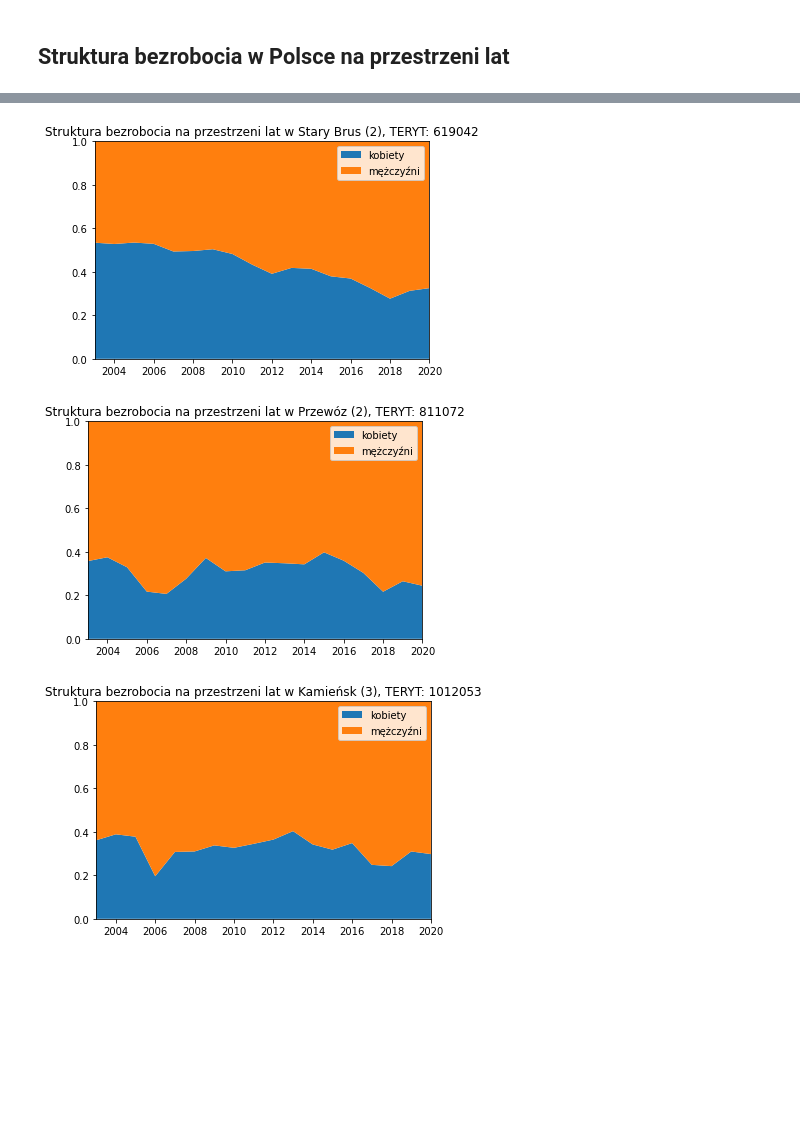
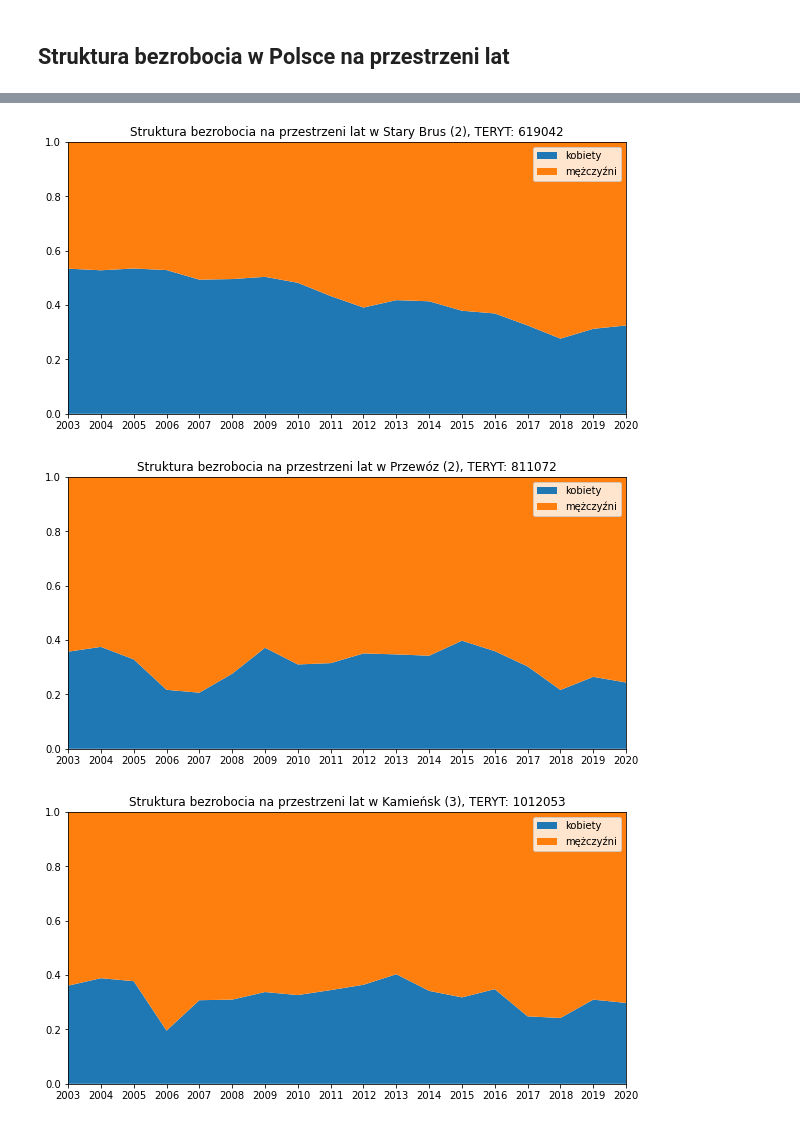
Before and after one commit to pjatk-boys/Projekt_EWD, a Jupyter notebook: notebooks/plec_vs_bezrobocie.ipynb, the cells around one changed output, grey strips where cells are left out. Cells and saved outputs as stored; diff of their text form; code cells hidden in the pictures; blank space fills up the shorter version.

```diff
--- a/notebooks/plec_vs_bezrobocie.ipynb
+++ b/notebooks/plec_vs_bezrobocie.ipynb
@@ -44,28 +62,19 @@ Niemniej jednak taka pętla nie wykonała się w 30 minut, więc skorzystamy z p
 # %%
-stds_list = list()
-groups = df_bezrobocie.groupby(['Kod'])
-
-for name, group in groups:
-  p_k = group[group['Zmienna'] == 'kobiety'].set_index('Rok')['Wartosc']
-  p_m = group[group['Zmienna'] == 'mężczyźni'].set_index('Rok')['Wartosc']
-  std = (p_k - p_m).std()
-  temp_serie = {'Kod': name, 'std__udział kobiet w bezrobociu': std}
-  stds_list.append(temp_serie)
-
-stds_list.sort(key=lambda x: x['std__udział kobiet w bezrobociu'], reverse=True)
-
 for i in range(3):
   code = stds_list[i]['Kod']
   group = groups.get_group(code)
   temp_df = create_frequency_df(group)
   name = df_bezrobocie[df_bezrobocie['Kod'] == code]['Nazwa'].unique()[0]
 
+  plt.figure(figsize=(10,5))
   plt.stackplot(temp_df.index, temp_df['udział mężczyzn w bezrobociu'], temp_df['udział kobiet w bezrobociu'], labels=['kobiety', 'mężczyźni'])
+  plt.xticks(temp_df.index)
+  plt.xlim(2003,2020)
   plt.legend(loc='best')
   plt.title(f'Struktura bezrobocia na przestrzeni lat w {name}, TERYT: {code}')
   plt.margins(0,0)
   plt.show()
 # %% [output]
-[figure, old version]
+[figure, new version]
-[figure, old version]
+[figure, new version]
-[figure, old version]
+[figure, new version]
```
Also changed, not shown: parts of 5 cells of this notebook, 2 other files.
